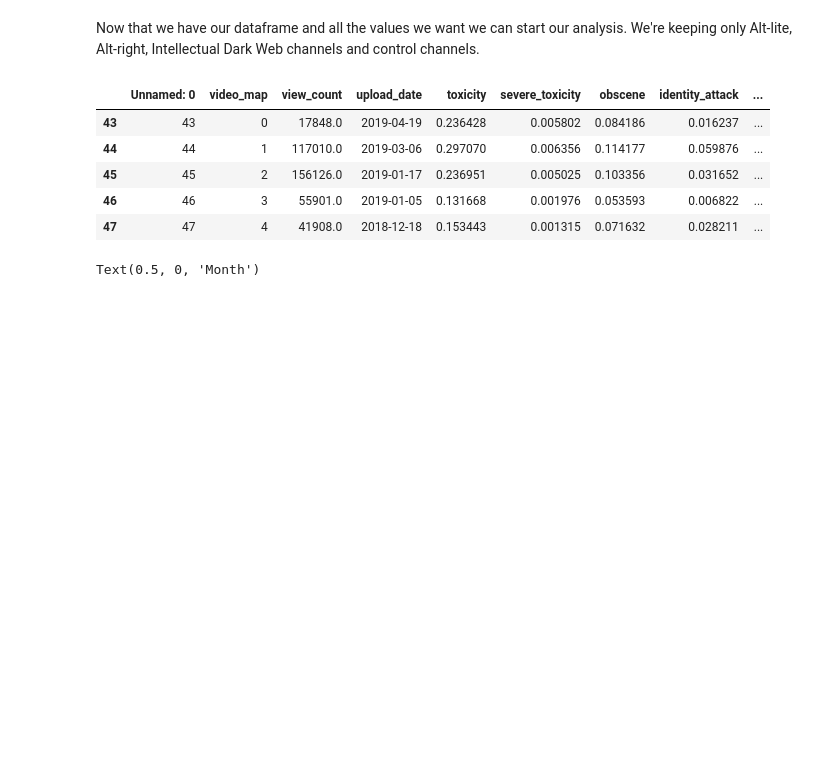
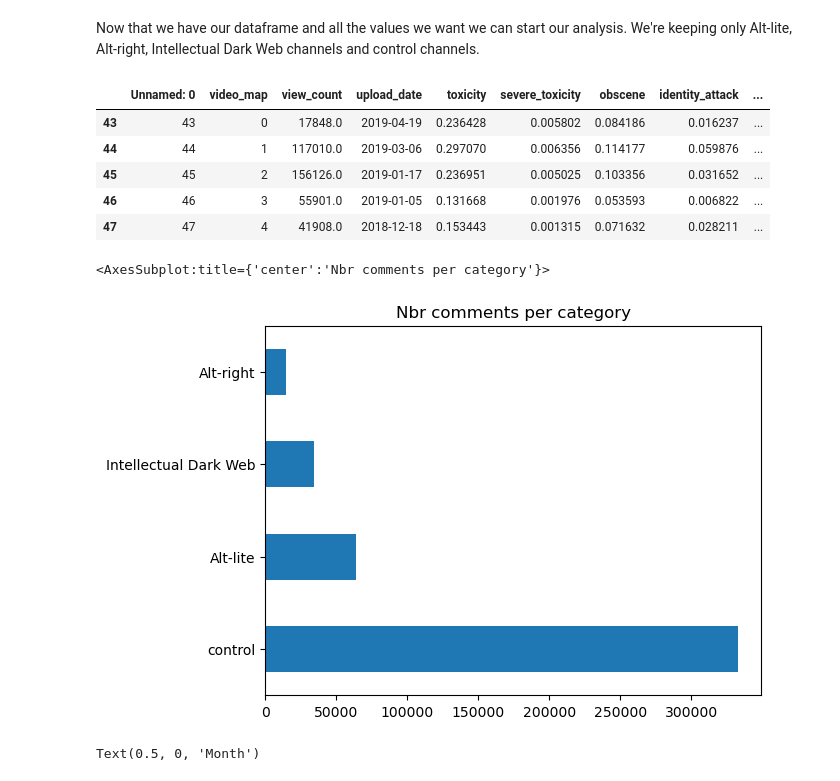
Before and after one commit to epfl-ada/ada-2022-project-strauss, a Jupyter notebook: toxic_evolution_time.ipynb, the cells around one changed output. Saved outputs shown, nothing was run; the diff lists cells and outputs as text; code cells hidden in the pictures; blank space fills up the shorter version.

```diff
--- a/toxic_evolution_time.ipynb
+++ b/toxic_evolution_time.ipynb
@@ -153,6 +153,11 @@ df_final_cat.head(5)
 | 45 | 45 | 2 | 156126.0 | 2019-01-17 | 0.236951 | 0.005025 | 0.103356 | 0.031652 | ... |
 | 46 | 46 | 3 | 55901.0 | 2019-01-05 | 0.131668 | 0.001976 | 0.053593 | 0.006822 | ... |
 | 47 | 47 | 4 | 41908.0 | 2018-12-18 | 0.153443 | 0.001315 | 0.071632 | 0.028211 | ... |
+# %%
+df_final_cat['Category'].value_counts().plot(kind='barh', title='Nbr comments per category')
+# %% [output]
+<AxesSubplot:title={'center':'Nbr comments per category'}>
+[figure, added]
 # %%
 fig, axs = plt.subplots(1, 1, figsize=(10,3))
 
```
Also changed, not shown: parts of 14 cells of this notebook.
